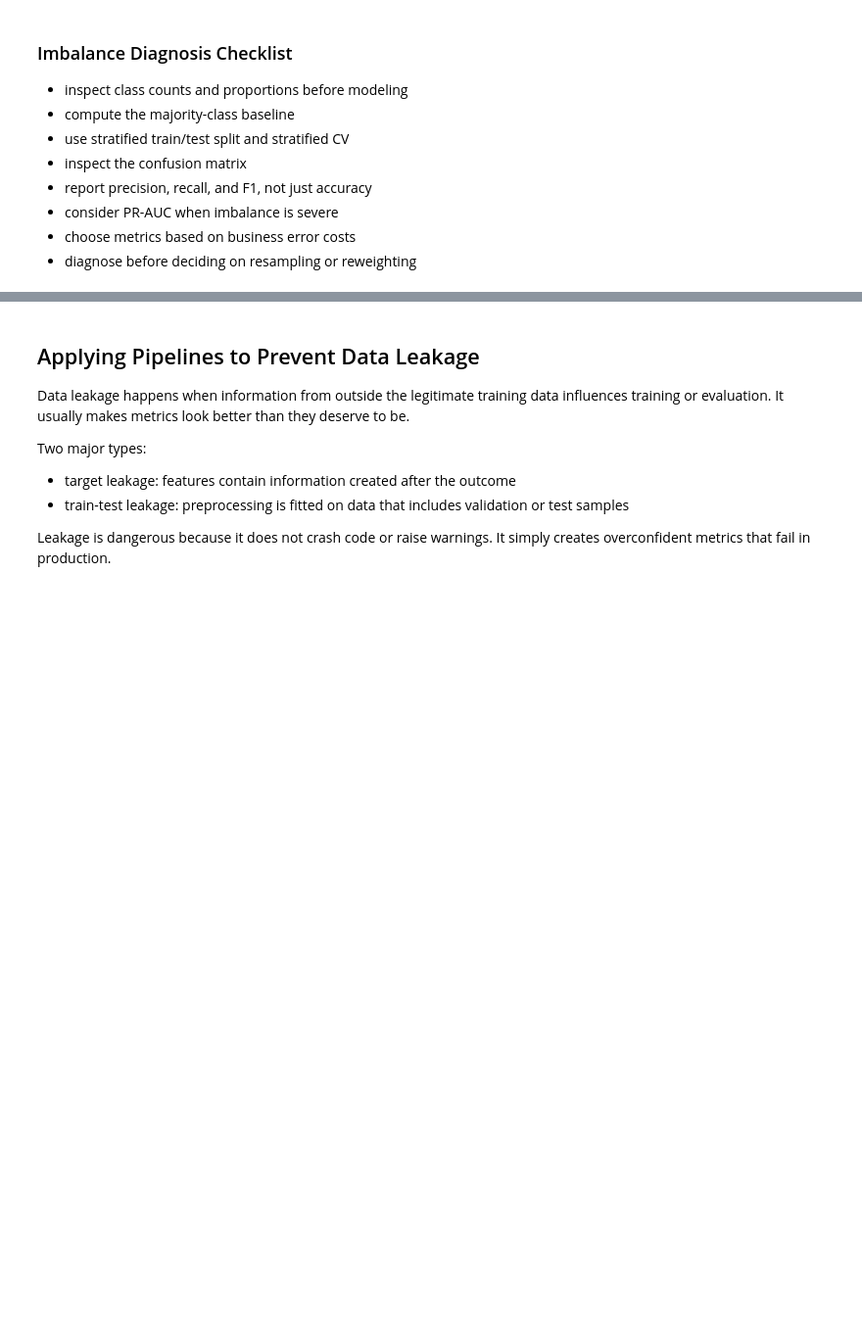
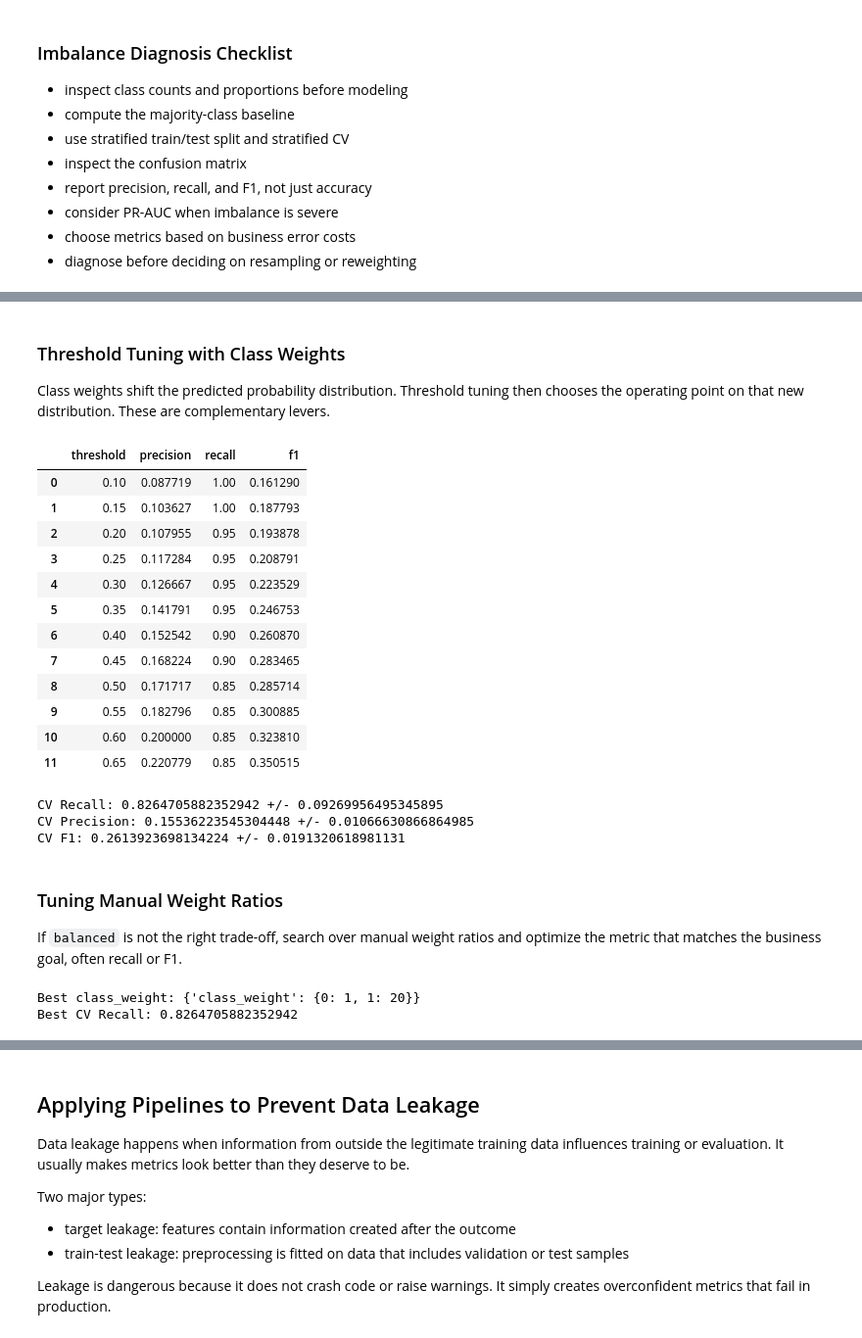
Before and after one commit to kalviumcommunity/S66-0426-Niru-FloodRisk-MachineLearning, a Jupyter notebook: notebooks/complete_project_workflow.ipynb, the cells around one changed output, grey strips where cells are left out. Shown at 98% size. Cells and saved outputs as stored; diff of their text form; code cells hidden in the pictures; blank space fills up the shorter version.

```diff
--- a/notebooks/complete_project_workflow.ipynb
+++ b/notebooks/complete_project_workflow.ipynb
@@ -1706,0 +1774,59 @@ plt.show()
+# %% [markdown]
+### Threshold Tuning with Class Weights
+
+Class weights shift the predicted probability distribution. Threshold tuning then chooses the operating point on that new distribution. These are complementary levers.
+# %%
+# This evaluates weighted-model precision, recall, and F1 across thresholds.
+y_prob_weighted = model_weighted.predict_proba(X_imb_test)[:, 1]
+weighted_threshold_rows = []
+for t in np.arange(0.1, 0.7, 0.05):
+    y_custom = (y_prob_weighted >= t).astype(int)
+    weighted_threshold_rows.append({
+        'threshold': round(float(t), 2),
+        'precision': precision_score(y_imb_test, y_custom, zero_division=0),
+        'recall': recall_score(y_imb_test, y_custom, zero_division=0),
+        'f1': f1_score(y_imb_test, y_custom, zero_division=0)
+    })
+weighted_threshold_df = pd.DataFrame(weighted_threshold_rows)
+display(weighted_threshold_df)
+# %% [output]
+|  | threshold | precision | recall | f1 |
+| 0 | 0.10 | 0.087719 | 1.00 | 0.161290 |
+| 1 | 0.15 | 0.103627 | 1.00 | 0.187793 |
+| 2 | 0.20 | 0.107955 | 0.95 | 0.193878 |
+| 3 | 0.25 | 0.117284 | 0.95 | 0.208791 |
+| 4 | 0.30 | 0.126667 | 0.95 | 0.223529 |
+| 5 | 0.35 | 0.141791 | 0.95 | 0.246753 |
+| 6 | 0.40 | 0.152542 | 0.90 | 0.260870 |
+| 7 | 0.45 | 0.168224 | 0.90 | 0.283465 |
+| 8 | 0.50 | 0.171717 | 0.85 | 0.285714 |
+| 9 | 0.55 | 0.182796 | 0.85 | 0.300885 |
+| 10 | 0.60 | 0.200000 | 0.85 | 0.323810 |
+| 11 | 0.65 | 0.220779 | 0.85 | 0.350515 |
+# %%
+# This cross-validates the weighted model with stratification.
+weighted_skf = StratifiedKFold(n_splits=5, shuffle=True, random_state=RANDOM_STATE)
+cv_recall = cross_val_score(model_weighted, X_imb_train, y_imb_train, cv=weighted_skf, scoring='recall')
+cv_precision = cross_val_score(model_weighted, X_imb_train, y_imb_train, cv=weighted_skf, scoring='precision')
+cv_f1 = cross_val_score(model_weighted, X_imb_train, y_imb_train, cv=weighted_skf, scoring='f1')
+print('CV Recall:', cv_recall.mean(), '+/-', cv_recall.std())
+print('CV Precision:', cv_precision.mean(), '+/-', cv_precision.std())
+print('CV F1:', cv_f1.mean(), '+/-', cv_f1.std())
+# %% [output]
+CV Recall: 0.8264705882352942 +/- 0.09269956495345895
+CV Precision: 0.15536223545304448 +/- 0.01066630866864985
+CV F1: 0.2613923698134224 +/- 0.0191320618981131
+# %% [markdown]
+### Tuning Manual Weight Ratios
+
+If `balanced` is not the right trade-off, search over manual weight ratios and optimize the metric that matches the business goal, often recall or F1.
+# %%
+# This tunes class-weight ratios systematically.
+weight_param_grid = {'class_weight': [{0: 1, 1: 5}, {0: 1, 1: 10}, {0: 1, 1: 15}, {0: 1, 1: 20}, 'balanced']}
+weight_grid = GridSearchCV(LogisticRegression(max_iter=1000, random_state=RANDOM_STATE), weight_param_grid, cv=weighted_skf, scoring='recall', n_jobs=-1)
+weight_grid.fit(X_imb_train, y_imb_train)
+print('Best class_weight:', weight_grid.best_params_)
+print('Best CV Recall:', weight_grid.best_score_)
+# %% [output]
+Best class_weight: {'class_weight': {0: 1, 1: 20}}
+Best CV Recall: 0.8264705882352942
```
Also changed, not shown: parts of 6 cells of this notebook.
